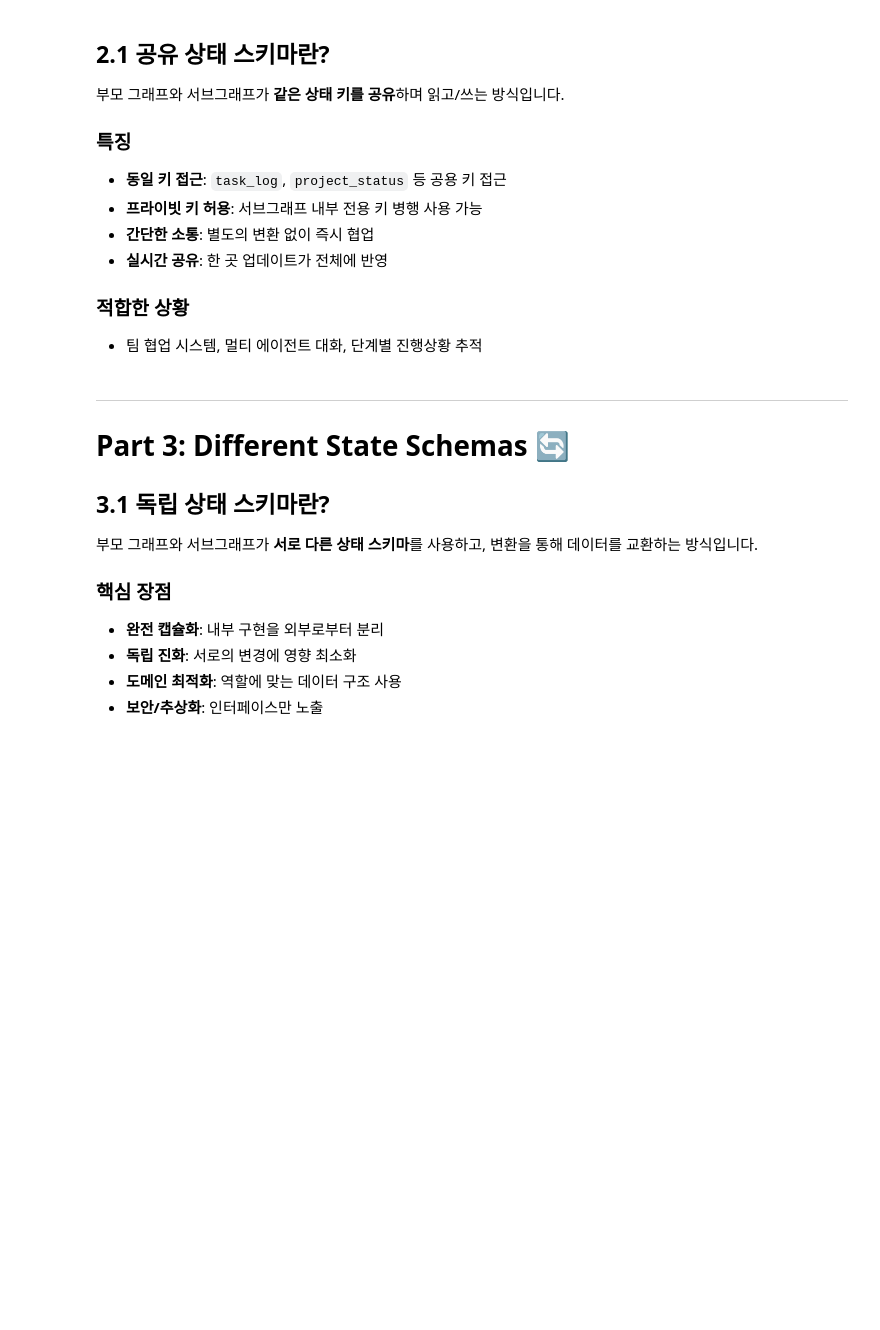
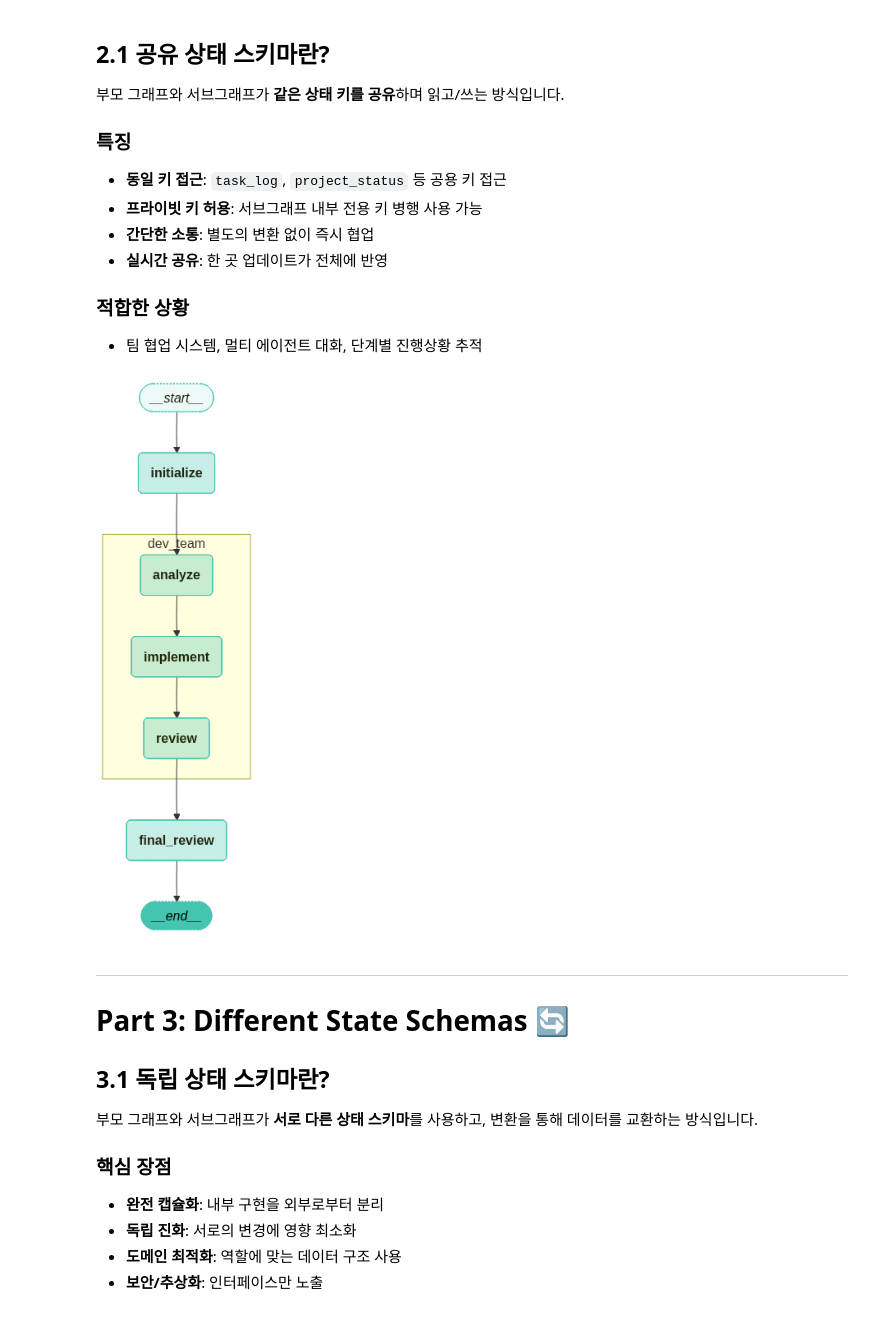
Before and after one commit to teddynote-lab/langgraph-tutorial, a Jupyter notebook: 01-QuickStart/03-QuickStart-LangGraph-Subgraph.ipynb, the cells around one changed output. Drawn from its saved outputs; the diff is of its cells as text; code cells hidden in the pictures; blank space fills up the shorter version.

```diff
--- a/01-QuickStart/03-QuickStart-LangGraph-Subgraph.ipynb
+++ b/01-QuickStart/03-QuickStart-LangGraph-Subgraph.ipynb
@@ -272,3 +278,7 @@ print("✅ 공유 상태 스키마 예제 (팀 작업 관리) 생성 완료!")
+# %%
+visualize_graph(shared_state_graph, xray=True)
+# %% [output]
+[figure, added]
 # %% [markdown]
 ---
 
```
Also changed, not shown: parts of 16 cells of this notebook, 5 other files.
